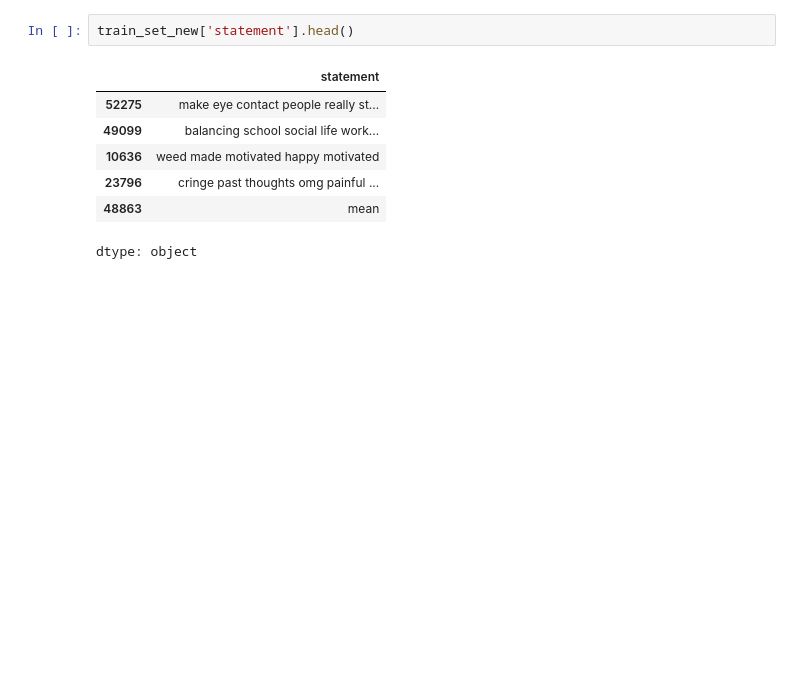
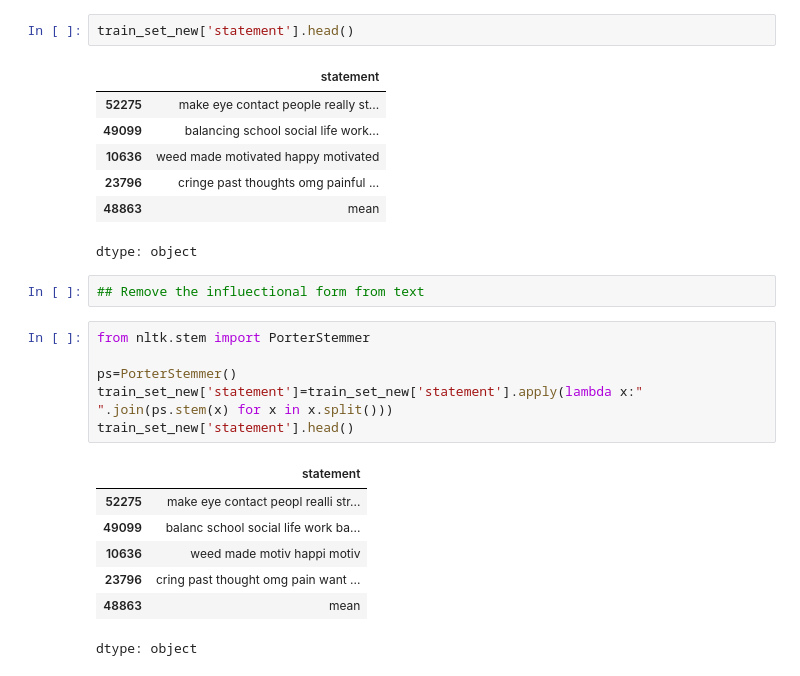
Before and after one commit to savindumahasen/Depression-Detection-Using-Sentiment-Analysis, a Jupyter notebook: DepressionDetectionUsingNLP.ipynb, the cells around one changed output. Cells and saved outputs as stored; diff of their text form; blank space fills up the shorter version.

Commit message:
Remove influectional forms from text using stemming

```diff
--- a/DepressionDetectionUsingNLP.ipynb
+++ b/DepressionDetectionUsingNLP.ipynb
@@ -253,3 +253,19 @@ train_set_new['statement'].head()
 | 23796 | cringe past thoughts omg painful ... |
 | 48863 | mean |
 dtype: object
+# %%
+## Remove the influectional form from text
+# %%
+from nltk.stem import PorterStemmer
+
+ps=PorterStemmer()
+train_set_new['statement']=train_set_new['statement'].apply(lambda x:" ".join(ps.stem(x) for x in x.split()))
+train_set_new['statement'].head()
+# %% [output]
+|  | statement |
+| 52275 | make eye contact peopl realli str... |
+| 49099 | balanc school social life work ba... |
+| 10636 | weed made motiv happi motiv |
+| 23796 | cring past thought omg pain want ... |
+| 48863 | mean |
+dtype: object
```
